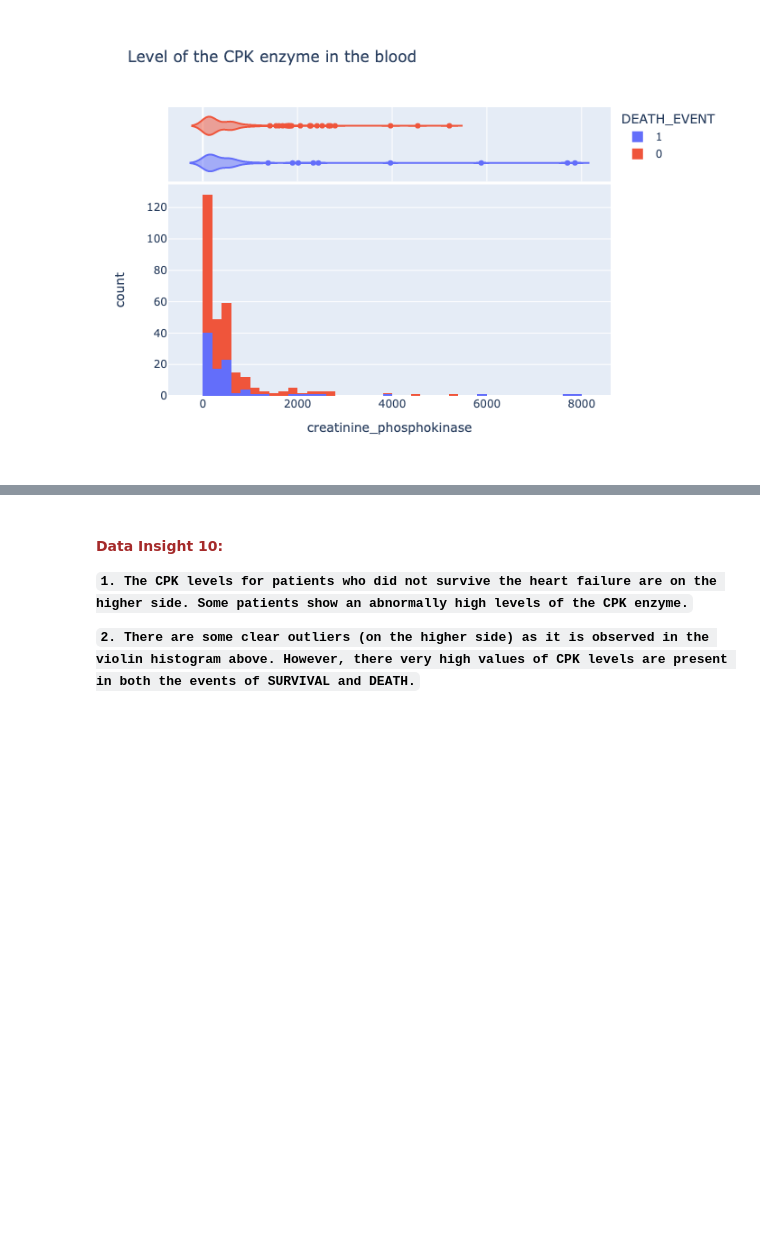
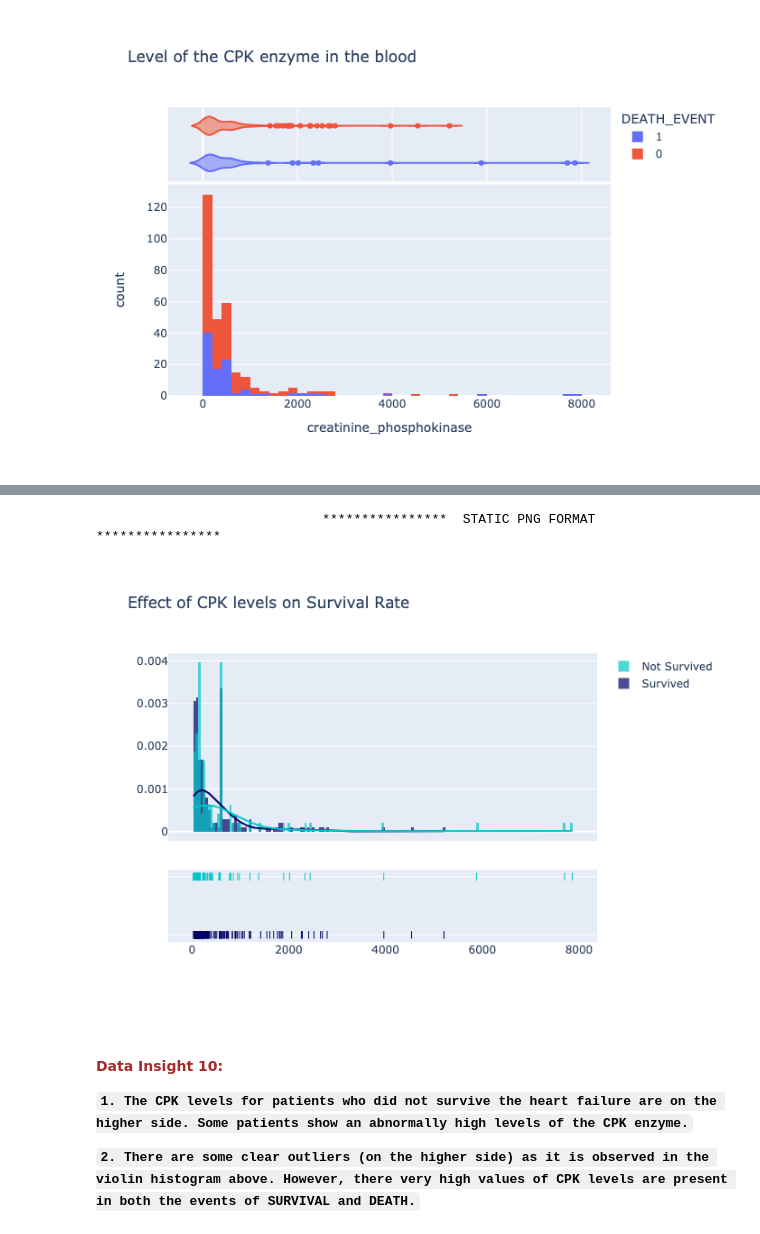
Before and after one commit to sauravmishra1710/Heart-Failure-Condition-And-Survival-Analysis, a Jupyter notebook: Exploratory_Data_Analysis.ipynb, the cells around one changed output, grey strips where cells are left out. Saved outputs shown, nothing was run; the diff lists cells and outputs as text; code cells hidden in the pictures; blank space fills up the shorter version.

```diff
--- a/Exploratory_Data_Analysis.ipynb
+++ b/Exploratory_Data_Analysis.ipynb
@@ -633,0 +590,10 @@ fig.show("png")
+# %%
+hist_data = [cpk_survived, cpk_not_survived]
+group_labels = ['Survived', 'Not Survived']
+
+utils.constructDistPlot(hist_data = hist_data,
+                        group_labels = group_labels,
+                        title_text = "Effect of CPK levels on Survival Rate",
+                        colors = ['rgb(0, 0, 100)', 'rgb(0, 200, 200)'],
+                        export_to_png = True)
+# %% [output]
@@ -634,3 +601,5 @@ fig.show("png")
+                             ****************  STATIC PNG FORMAT  ****************
+[figure, added]
 # %% [markdown]
 #### <font color = brown>Data Insight 10:</font>
 
```
Also changed, not shown: parts of 15 cells of this notebook.
